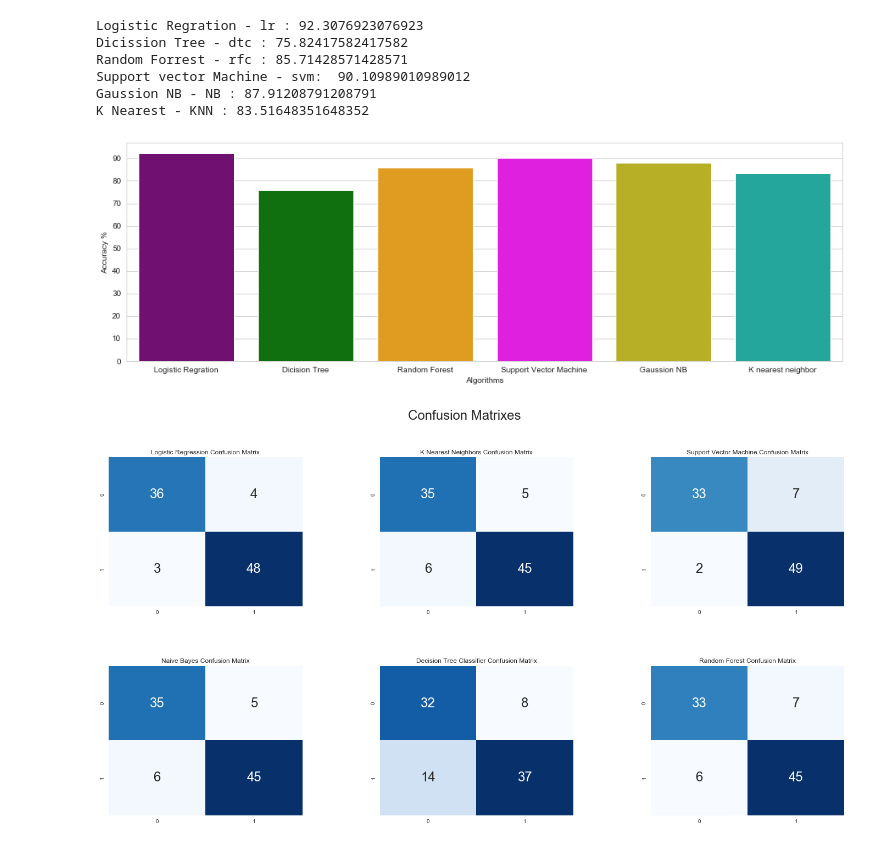
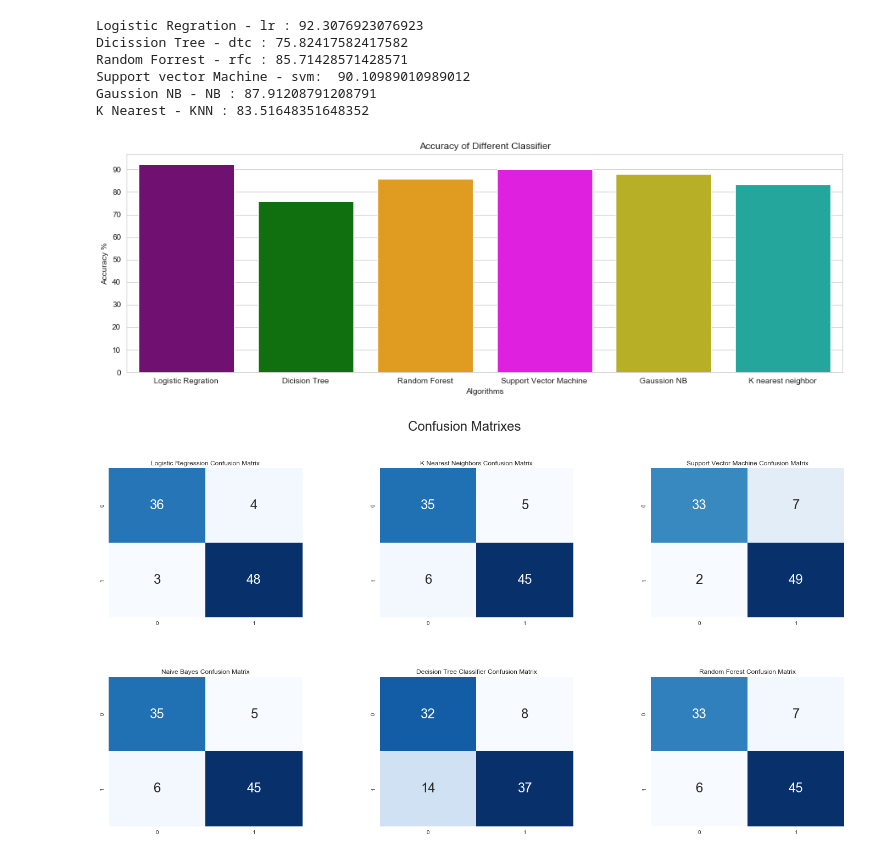
Before and after one commit to MinhajulAkib/Heart-disease-analysis, a Jupyter notebook: Heart Disease Model.ipynb, the cells around one changed output. Saved outputs shown, nothing was run; the diff lists cells and outputs as text; code cells hidden in the pictures.

Commit message:
Visualization Updated

```diff
--- a/Heart Disease Model.ipynb
+++ b/Heart Disease Model.ipynb
@@ -413,15 +413,16 @@ K Nearest - KNN : 83.51648351648352
 # %%
 colors = ["purple", "green", "orange", "magenta","#CFC60E","#0FBBAE"]
 
 sns.set_style("whitegrid")
 plt.figure(figsize=(16,5))
 plt.yticks(np.arange(0,100,10))
 plt.ylabel("Accuracy %")
 plt.xlabel("Algorithms")
+plt.title("Accuracy of Different Classifier")
 sns.barplot(x=list(accuracies.keys()), y=list(accuracies.values()), palette=colors)
 plt.show()
 # %% [output]
-[figure, old version]
+[figure, new version]
 # %%
 plt.figure(figsize=(24,12))
 
```
Also changed, not shown: 1 other file.
